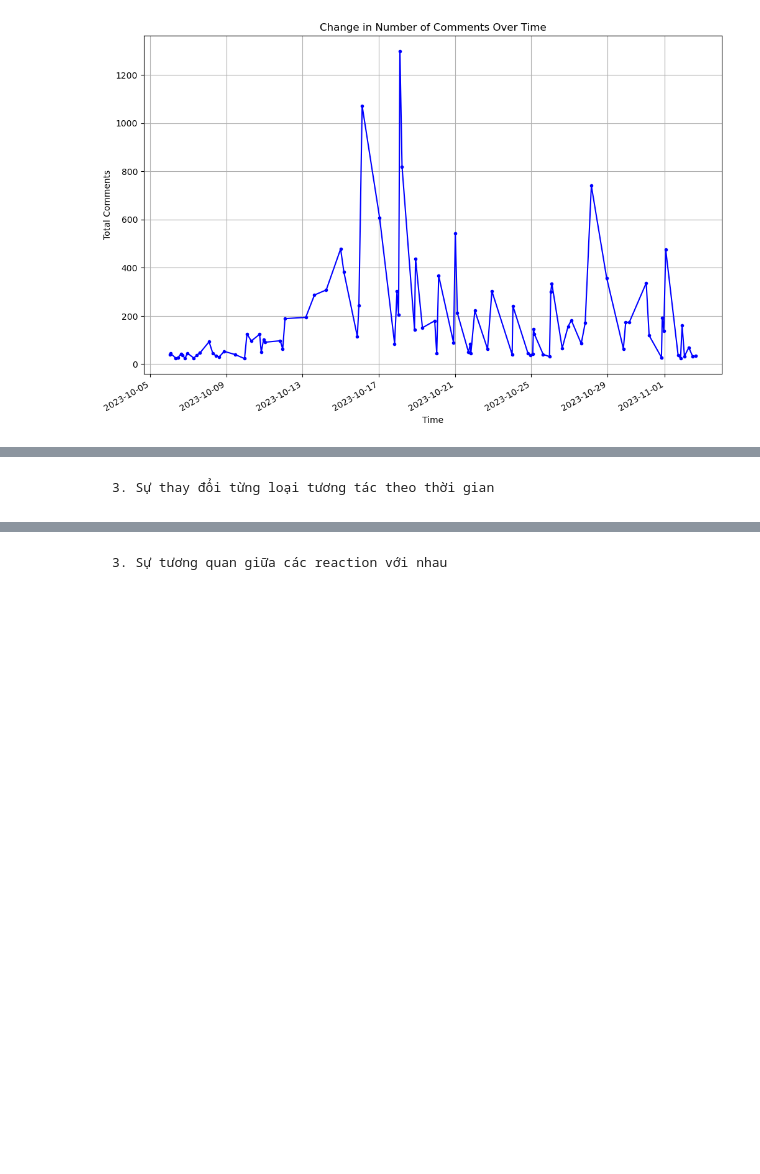
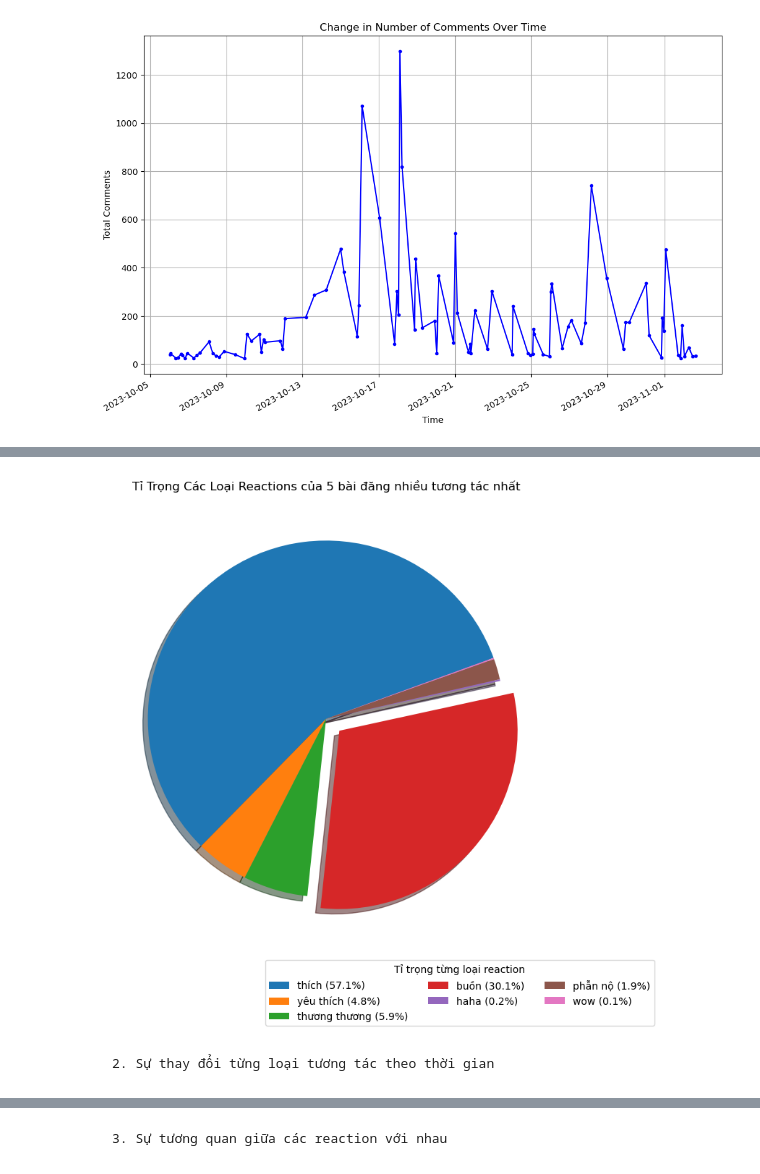
Before and after one commit to ngocnhatAI/data-analysis-report, a Jupyter notebook: Analyze_data.ipynb, the cells around one changed output, grey strips where cells are left out. Drawn from its saved outputs; the diff is of its cells as text; code cells hidden in the pictures; blank space fills up the shorter version.

```diff
--- a/Analyze_data.ipynb
+++ b/Analyze_data.ipynb
@@ -91,5 +122,33 @@ plt.show()
+# %%
+# Finding the top 5 posts with the most total reactions
+top_5_posts = df.nlargest(5, 'reaction_count')
+
+# Aggregating the reaction types for the top 3 posts
+top_reactions = {reaction: 0 for reaction in reactions}  # Initialize a dictionary with all reaction types
+
+for index, row in top_5_posts.iterrows():
+    reaction_dict = str_to_dict(row['reactions'])
+    for reaction, count in reaction_dict.items():
+        top_reactions[reaction] += count
+
+# Preparing data for plotting for the top 5 posts
+top_counts = [top_reactions[reaction] for reaction in reactions]
+total = sum(top_counts)
+percentages = [f"{count / total * 100:.1f}%" for count in top_counts]
+legend_labels = [f"{reaction} ({percent})" for reaction, percent in zip(reactions, percentages)]
+# Generating different colors for each reaction type
+colors = plt.cm.Paired(range(len(reactions)))
+
+myexplodes = np.array([0, 0, 0, 0.1, 0, 0, 0])
+plt.figure(figsize=(8, 8))
+plt.pie(top_counts, explode=myexplodes,shadow=True, startangle=20)
+plt.title('Tỉ Trọng Các Loại Reactions của 5 bài đăng nhiều tương tác nhất')
+plt.legend(legend_labels, title="Tỉ trọng từng loại reaction", loc="lower center", bbox_to_anchor=(0.8, -0.2), ncol=3)
+plt.show()
+# %% [output]
+[figure, added]
 # %% [markdown]
-    3. Sự thay đổi từng loại tương tác theo thời gian
+    2. Sự thay đổi từng loại tương tác theo thời gian
 # %%
 df = pd.read_csv('Data/perfect_data.csv')
 df['reactions'] = df['reactions'].apply(lambda x : dict(eval(x)))
```
Also changed, not shown: parts of 18 cells of this notebook.
